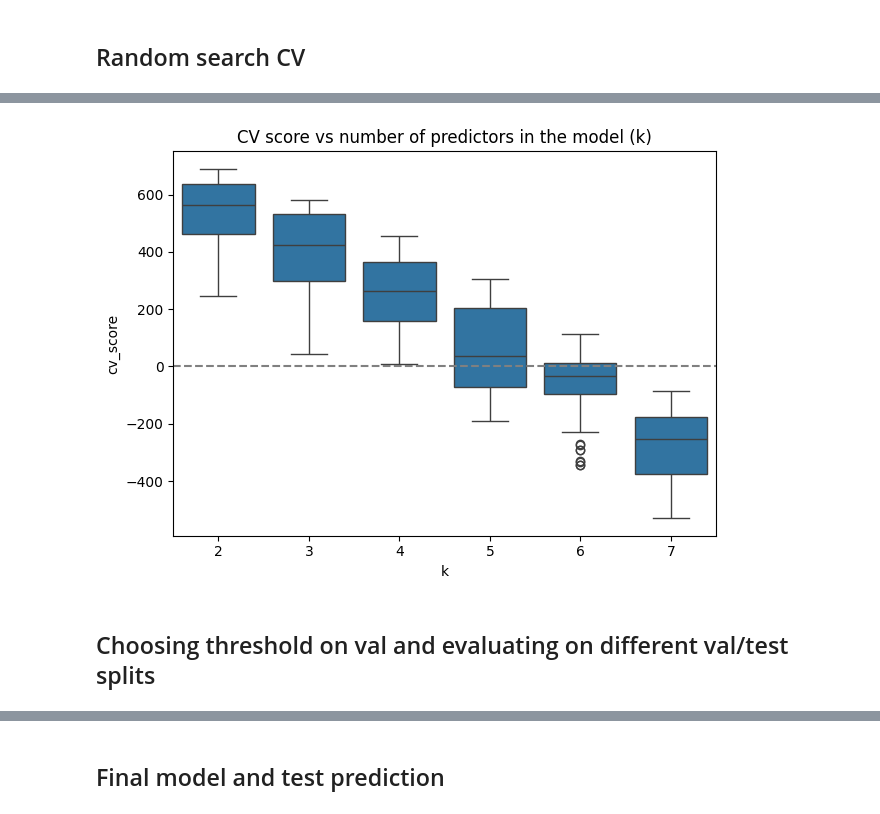
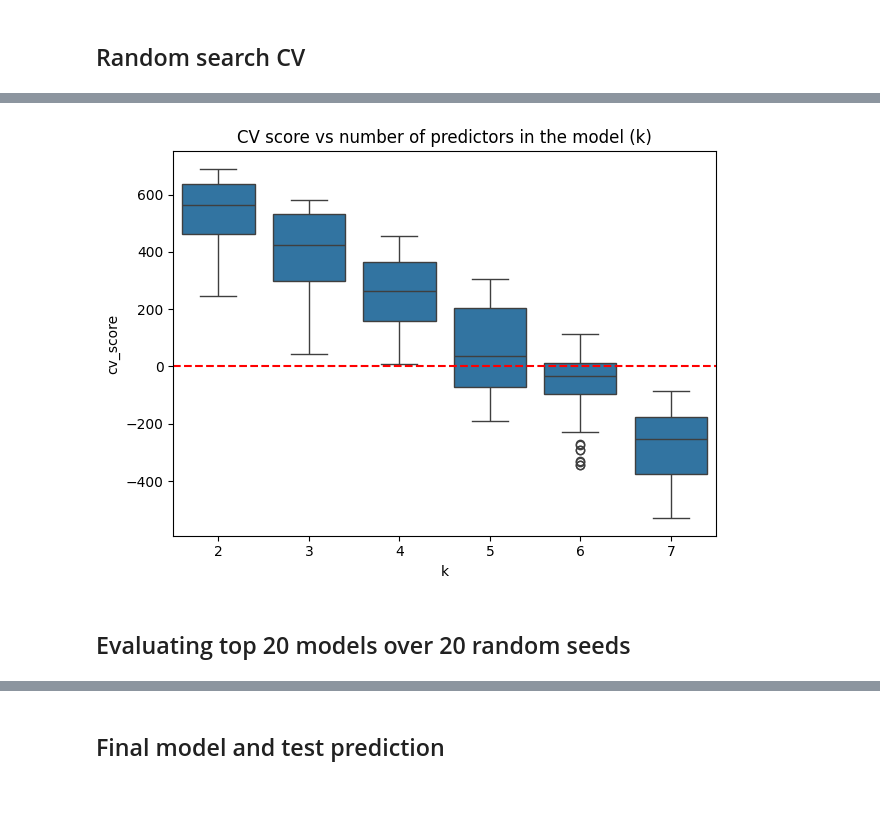
Before and after one commit to olaidczak/cost-sensitive-marketing, a Jupyter notebook: src/model/model_selection.ipynb, the cells around one changed output, grey strips where cells are left out. Drawn from its saved outputs; the diff is of its cells as text; code cells hidden in the pictures.

```diff
--- a/src/model/model_selection.ipynb
+++ b/src/model/model_selection.ipynb
@@ -133,10 +142,10 @@ tmp
 # %%
 sns.boxplot(data=results, x="k", y="cv_score")
 plt.title("CV score vs number of predictors in the model (k)")
-plt.axhline(y=0, color='gray', linestyle='--')
+plt.axhline(y=0, color='red', linestyle='--')
 plt.tight_layout()
 plt.show()
 # %% [output]
-[figure, old version]
+[figure, new version]
 # %% [markdown]
-## Choosing threshold on val and evaluating on different val/test splits
+## Evaluating top 20 models over 20 random seeds
```
Also changed, not shown: parts of 15 cells of this notebook, 10 other files.
